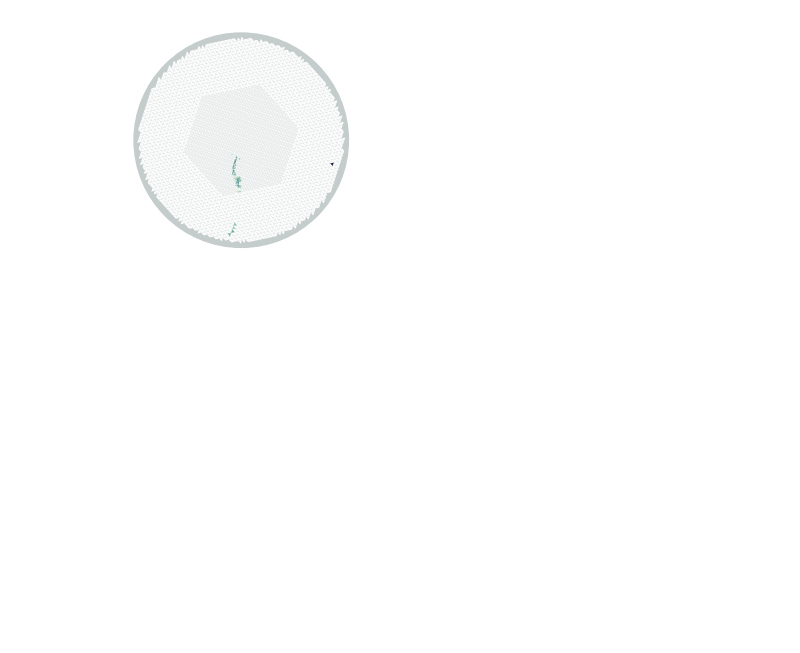
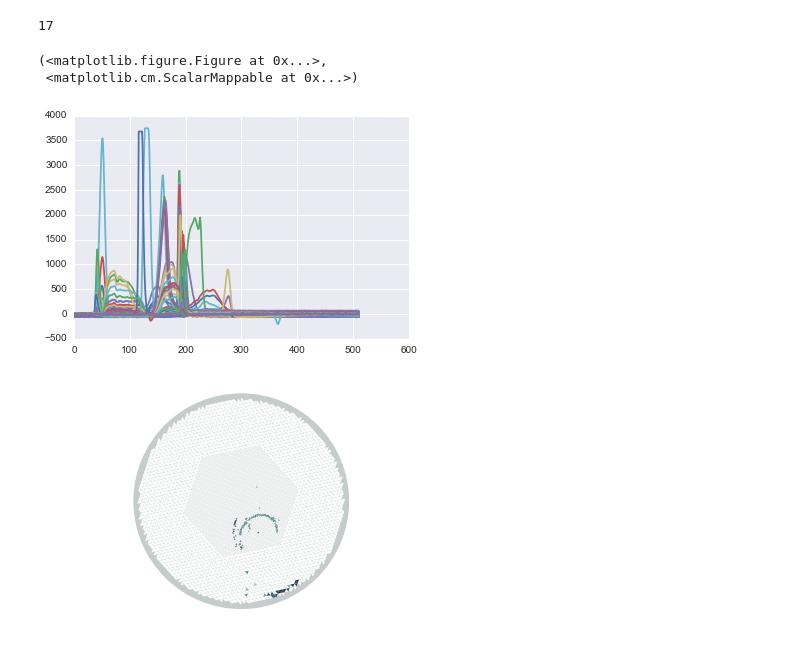
Before and after one commit to mpkuchera/ATTPC_peaks, a Jupyter notebook: peak_finding.ipynb, the cells around one changed output. Drawn from its saved outputs; the diff is of its cells as text; code cells hidden in the pictures; blank space fills up the shorter version.

Commit message:
looking at traces

```diff
--- a/peak_finding.ipynb
+++ b/peak_finding.ipynb
@@ -13,9 +13,14 @@ efile = pytpc.EventFile('run_0085.evt')
 i = 0
 # %%
 evt = efile[i]
+print(i)
 xyz = evt.xyzs(peaks_only=False, return_pads=True)
+plt.plot(evt.traces['data'].T)
 #plt.plot(xyz[:,0],xyz[:,1],'.')
 pytpc.pad_plot(evt.hits(),pads=pytpc.generate_pad_plane(-108*pytpc.constants.degrees))
-i=i+1
 # %% [output]
+17
+(<matplotlib.figure.Figure at 0x...>,
+ <matplotlib.cm.ScalarMappable at 0x...>)
-[figure, old version]
+[figure, new version]
+[figure, added]
```
Also changed, not shown: parts of 5 cells of this notebook.
